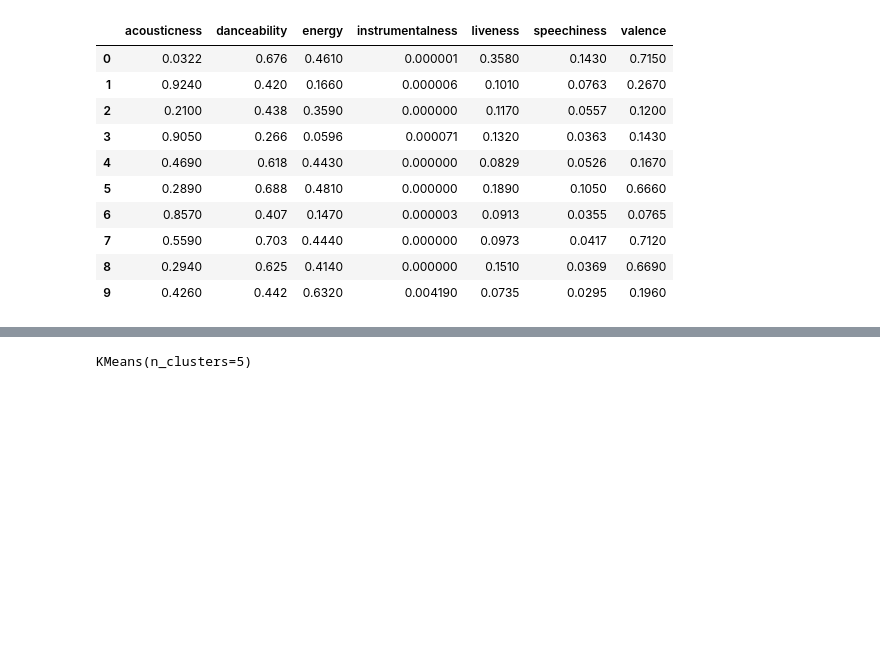
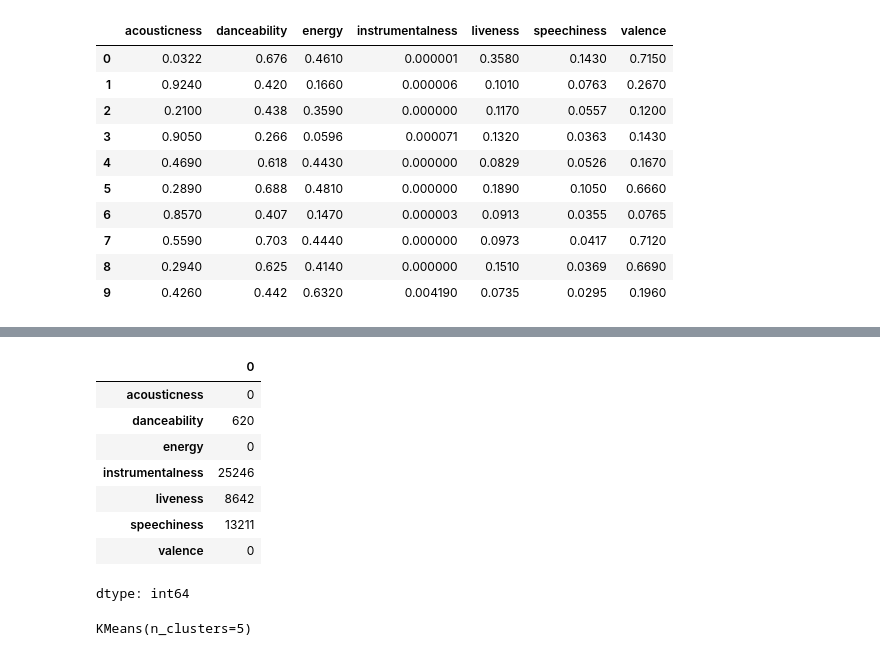
Before and after one commit to Priyanka-Keshavan/Team6_1.4_Spotify_Capstone, a Jupyter notebook: Spotify.ipynb, the cells around one changed output, grey strips where cells are left out. Drawn from its saved outputs; the diff is of its cells as text; code cells hidden in the pictures; blank space fills up the shorter version.

Commit message:
finished code that removes outliers

```diff
--- a/Spotify.ipynb
+++ b/Spotify.ipynb
@@ -127,14 +127,18 @@ columns = ["acousticness","danceability","energy","instrumentalness","liveness",
 tracks_no_outliers = pd.DataFrame(index=tracks.index)
 
 def outlier_remover(column):
+  # calculates the quartiles of the column
   q1 = tracks[column].quantile(0.25)
   q3 = tracks[column].quantile(0.75)
   iqr = q3 - q1
-  column_no_outlier = tracks[(tracks[[column]] >= q1 - 1.5 * iqr) & (tracks[[column]] <= q3 + 1.5 * iqr)][column]
-  return column_no_outlier
+  print(f"Keep {column} larger than {q1 - 1.5 * iqr}, smaller than {q3 + 1.5 * iqr}")
+  #concatenates the column, without outliers, into a new dataframe
+  global tracks_no_outliers
+  tracks_no_outliers = pd.concat([tracks_no_outliers, tracks[(tracks[[column]] >= q1 - 1.5 * iqr) & (tracks[[column]] <= q3 + 1.5 * iqr)][column]], axis = 1)
 
 for i in range(len(columns)):
-  tracks_no_outliers = pd.concat([tracks_no_outliers, outlier_remover(columns[i])], axis = 1)
+  outlier_remover(columns[i])
 
-tracks_no_outliers.head(10)
+tracks = tracks_no_outliers
+tracks.head(10)
 # %% [output]
@@ -149,6 +160,19 @@ tracks_no_outliers.head(10)
 | 7 | 0.5590 | 0.703 | 0.4440 | 0.000000 | 0.0973 | 0.0417 | 0.7120 |
 | 8 | 0.2940 | 0.625 | 0.4140 | 0.000000 | 0.1510 | 0.0369 | 0.6690 |
 | 9 | 0.4260 | 0.442 | 0.6320 | 0.004190 | 0.0735 | 0.0295 | 0.1960 |
+# %%
+#counts the number of NaNs now present in the dataset after removal of outliers
+tracks.isnull().sum()
+# %% [output]
+|  | 0 |
+| acousticness | 0 |
+| danceability | 620 |
+| energy | 0 |
+| instrumentalness | 25246 |
+| liveness | 8642 |
+| speechiness | 13211 |
+| valence | 0 |
+dtype: int64
 # %%
 kmeans = KMeans(n_clusters = 5)
 # %%
```
Also changed, not shown: parts of 1 cell of this notebook.
